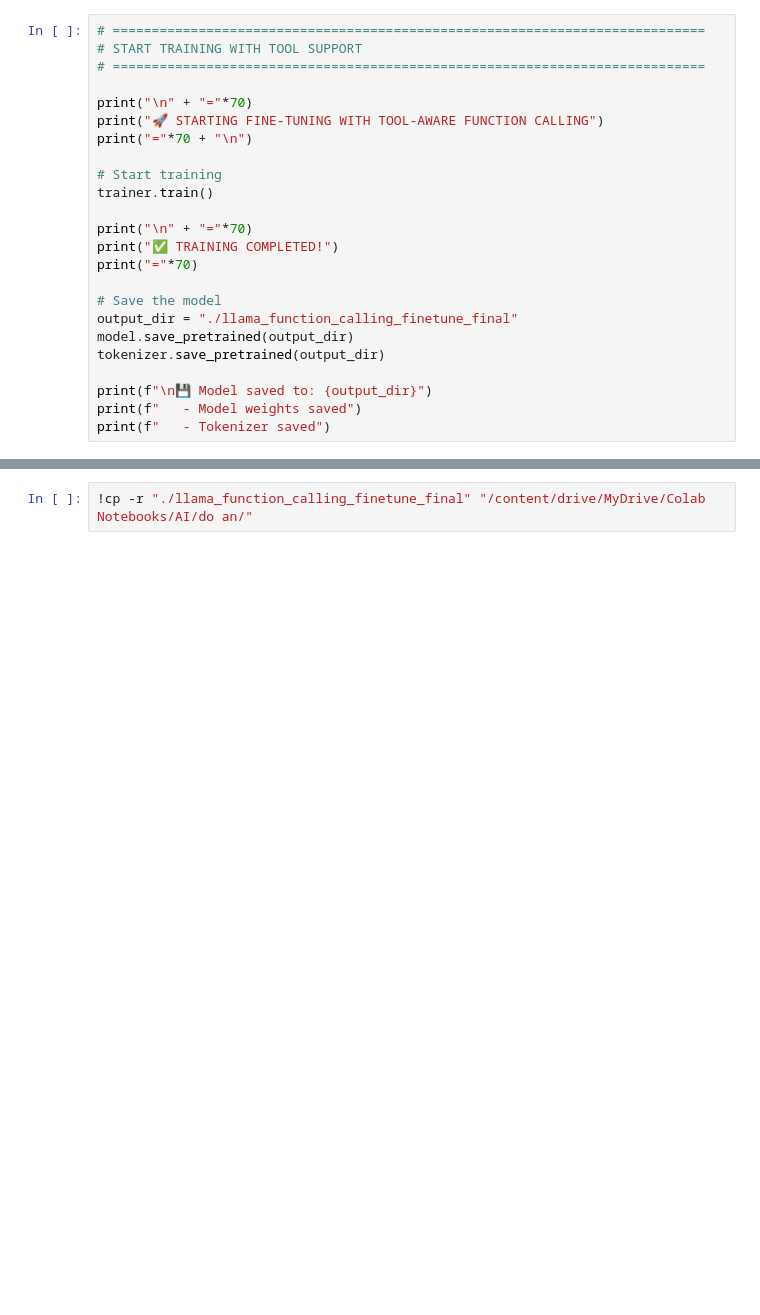
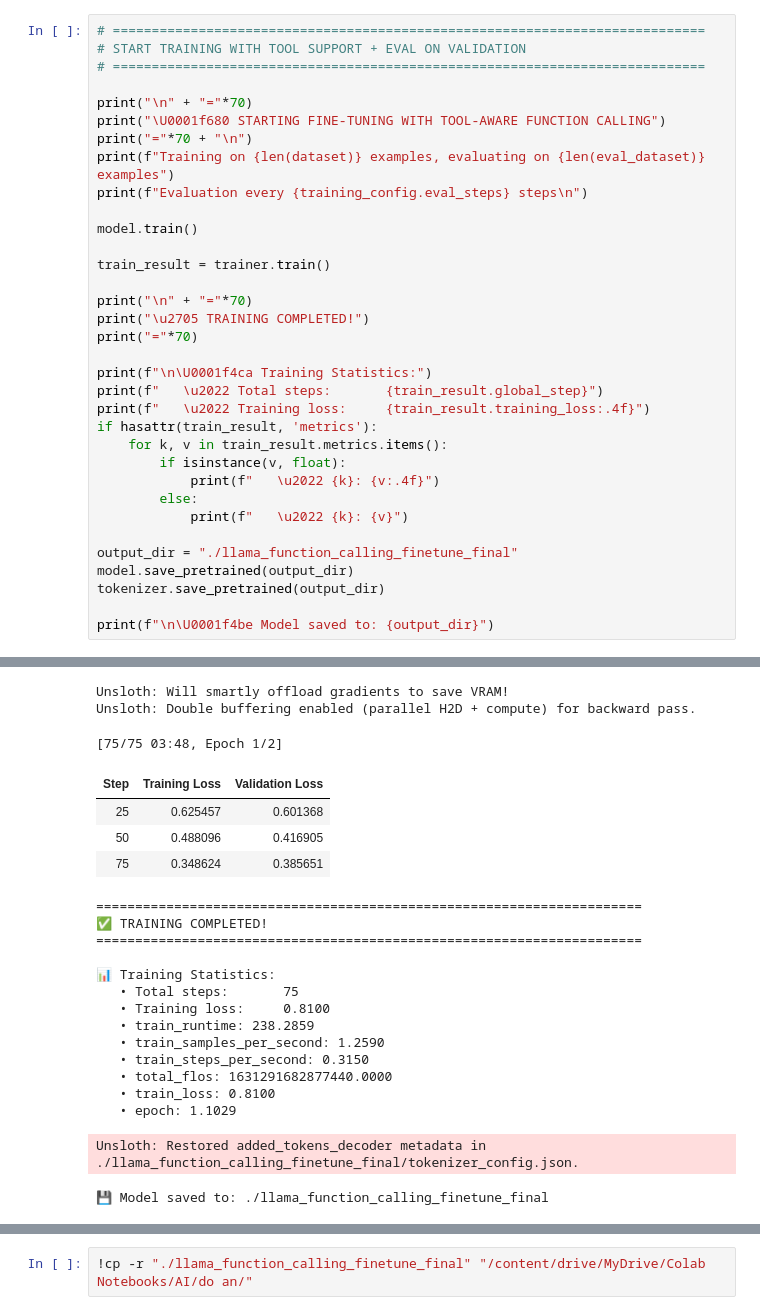
Before and after one commit to vien10022003/MarketMind-AI, a Jupyter notebook: backend/finetune/FinetuneTakingAI_v3.ipynb, the cells around one changed output, grey strips where cells are left out. Cells and saved outputs as stored; diff of their text form; blank space fills up the shorter version.

```diff
--- a/backend/finetune/FinetuneTakingAI_v3.ipynb
+++ b/backend/finetune/FinetuneTakingAI_v3.ipynb
@@ -460,24 +1231,35 @@ else:
 # %%
 # ============================================================================
-# START TRAINING WITH TOOL SUPPORT
+# START TRAINING WITH TOOL SUPPORT + EVAL ON VALIDATION
 # ============================================================================
 
 print("\n" + "="*70)
-print("🚀 STARTING FINE-TUNING WITH TOOL-AWARE FUNCTION CALLING")
+print("\U0001f680 STARTING FINE-TUNING WITH TOOL-AWARE FUNCTION CALLING")
 print("="*70 + "\n")
+print(f"Training on {len(dataset)} examples, evaluating on {len(eval_dataset)} examples")
+print(f"Evaluation every {training_config.eval_steps} steps\n")
 
-# Start training
-trainer.train()
+model.train()
+
+train_result = trainer.train()
 
 print("\n" + "="*70)
-print("✅ TRAINING COMPLETED!")
+print("\u2705 TRAINING COMPLETED!")
 print("="*70)
 
-# Save the model
+print(f"\n\U0001f4ca Training Statistics:")
+print(f"   \u2022 Total steps:       {train_result.global_step}")
+print(f"   \u2022 Training loss:     {train_result.training_loss:.4f}")
+if hasattr(train_result, 'metrics'):
+    for k, v in train_result.metrics.items():
+        if isinstance(v, float):
+            print(f"   \u2022 {k}: {v:.4f}")
+        else:
+            print(f"   \u2022 {k}: {v}")
+
 output_dir = "./llama_function_calling_finetune_final"
 model.save_pretrained(output_dir)
 tokenizer.save_pretrained(output_dir)
 
-print(f"\n💾 Model saved to: {output_dir}")
-print(f"   - Model weights saved")
-print(f"   - Tokenizer saved")
+print(f"\n\U0001f4be Model saved to: {output_dir}")
+# %% [output]
@@ -484,3 +1278,25 @@ print(f"   - Tokenizer saved")
+Unsloth: Will smartly offload gradients to save VRAM!
+Unsloth: Double buffering enabled (parallel H2D + compute) for backward pass.
+[75/75 03:48, Epoch 1/2]
+| Step | Training Loss | Validation Loss |
+| 25 | 0.625457 | 0.601368 |
+| 50 | 0.488096 | 0.416905 |
+| 75 | 0.348624 | 0.385651 |
+======================================================================
+✅ TRAINING COMPLETED!
+======================================================================
+
+📊 Training Statistics:
+   • Total steps:       75
+   • Training loss:     0.8100
+   • train_runtime: 238.2859
+   • train_samples_per_second: 1.2590
+   • train_steps_per_second: 0.3150
+   • total_flos: 1631291682877440.0000
+   • train_loss: 0.8100
+   • epoch: 1.1029
+Unsloth: Restored added_tokens_decoder metadata in ./llama_function_calling_finetune_final/tokenizer_config.json.
+💾 Model saved to: ./llama_function_calling_finetune_final
 # %%
 # ============================================================================
 # EVALUATION AFTER TRAINING (POST-TRAINING)
```
Also changed, not shown: parts of 21 cells of this notebook, 3 other files.
